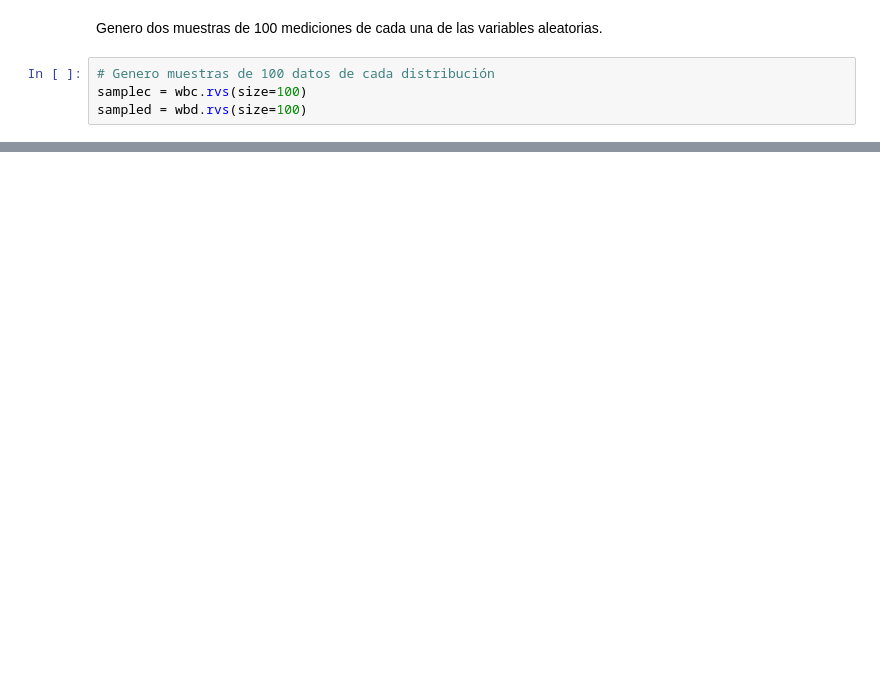
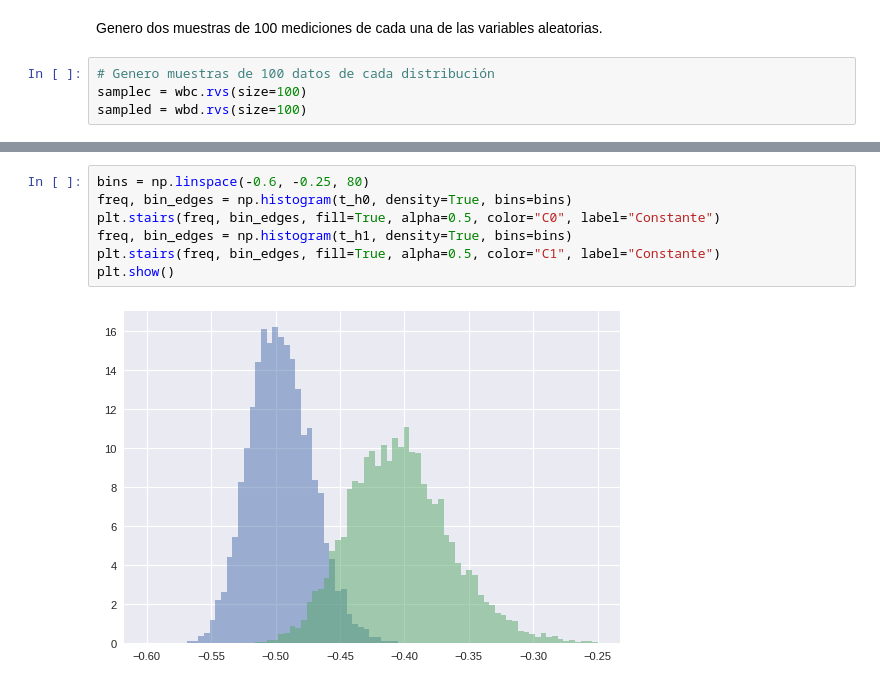
Before and after one commit to tdinapoli/mefe, a Jupyter notebook: tps/tp3/tp3.ipynb, the cells around one changed output, grey strips where cells are left out. Drawn from its saved outputs; the diff is of its cells as text; blank space fills up the shorter version.

```diff
--- a/tps/tp3/tp3.ipynb
+++ b/tps/tp3/tp3.ipynb
@@ -106,0 +119,9 @@ print(b)
+# %%
+bins = np.linspace(-0.6, -0.25, 80)
+freq, bin_edges = np.histogram(t_h0, density=True, bins=bins)
+plt.stairs(freq, bin_edges, fill=True, alpha=0.5, color="C0", label="Constante")
+freq, bin_edges = np.histogram(t_h1, density=True, bins=bins)
+plt.stairs(freq, bin_edges, fill=True, alpha=0.5, color="C1", label="Constante")
+plt.show()
+# %% [output]
+[figure, added]
```
Also changed, not shown: parts of 9 cells of this notebook.
